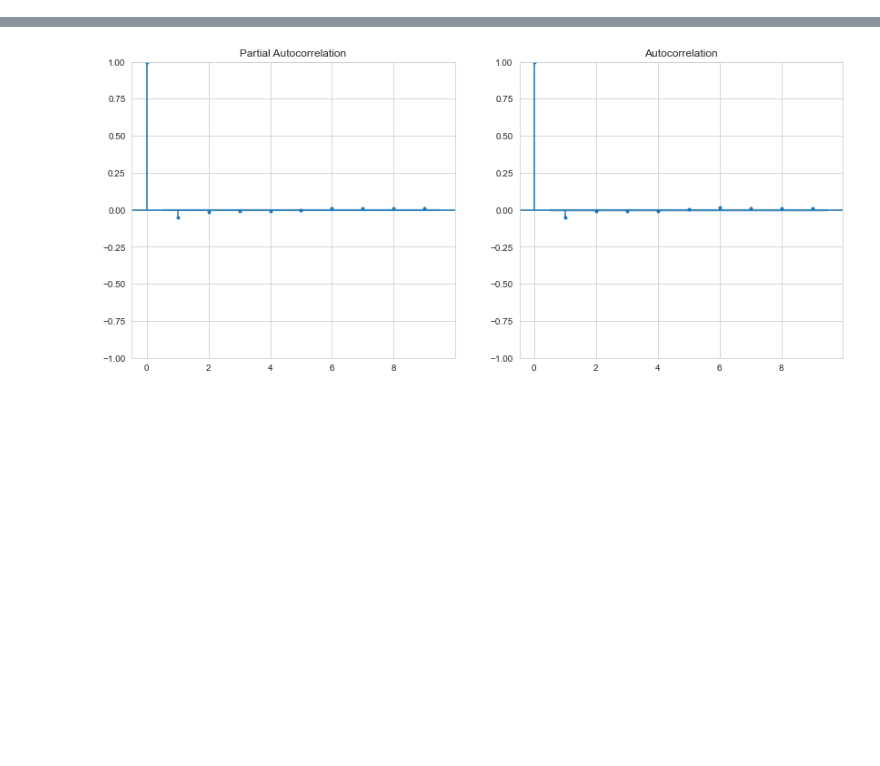
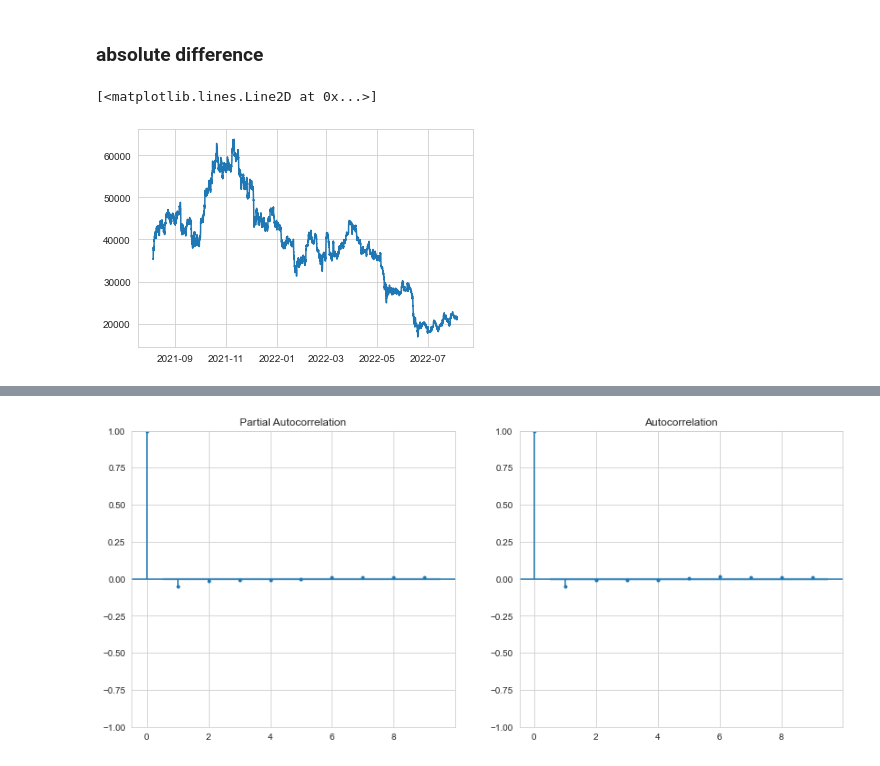
Before and after one commit to Tristan-C-13/modelling-non-stationary-time-series, a Jupyter notebook: random tests/pairs_trading.ipynb, the cells around one changed output, grey strips where cells are left out. Drawn from its saved outputs; the diff is of its cells as text; code cells hidden in the pictures; blank space fills up the shorter version.

```diff
--- a/random tests/pairs_trading.ipynb
+++ b/random tests/pairs_trading.ipynb
@@ -24,0 +26,10 @@ prices_df = prices_df.sort_index(ascending=True)
+# %% [markdown]
+### absolute difference
+# %%
+spread = data_df['BTC-USD'] - data_df['ETH-USD']
+
+fig, ax = plt.subplots()
+ax.plot(spread)
+# %% [output]
+[<matplotlib.lines.Line2D at 0x...>]
+[figure, added]
```
Also changed, not shown: parts of 9 cells of this notebook, 2 other files.
